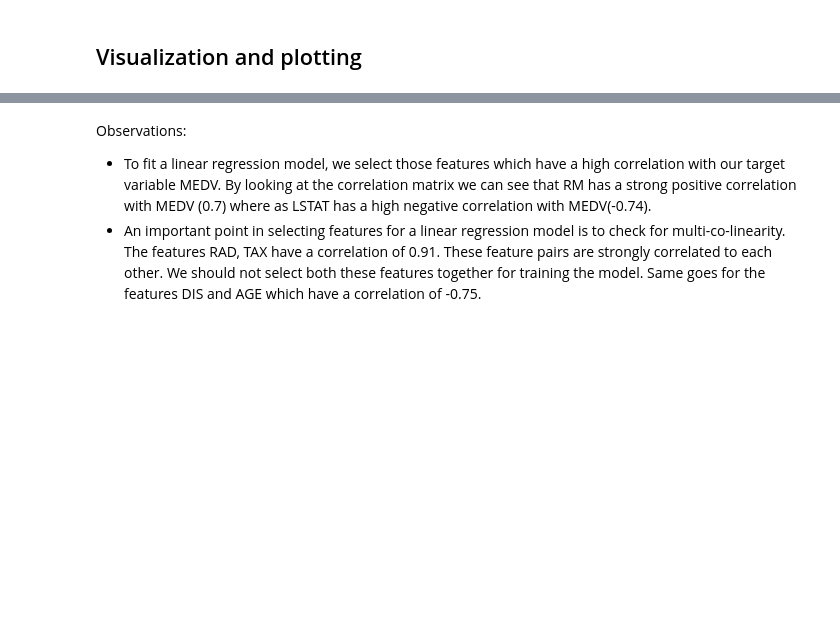
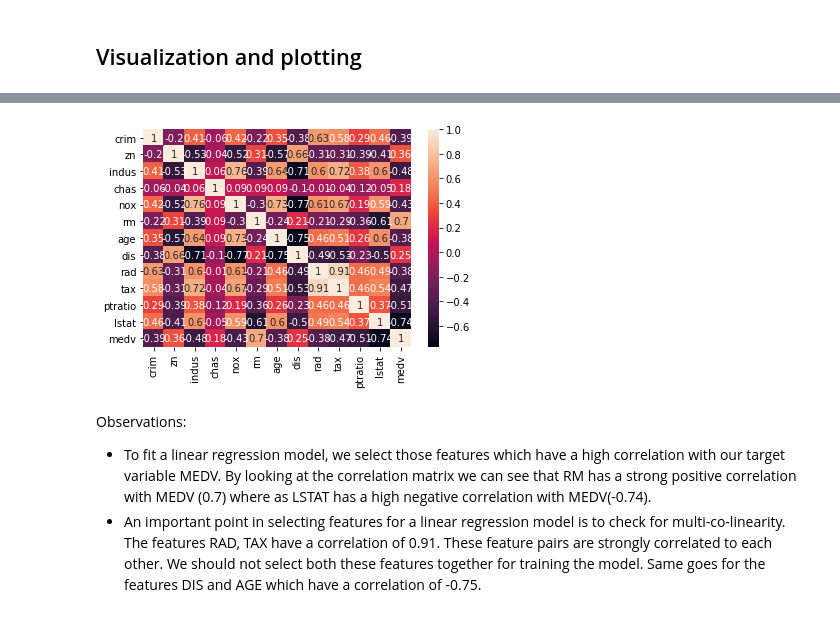
Before and after one commit to CDAC-lab/BUS5PR1-Analytics-Notebooks, a Jupyter notebook: 1_Getting_Started_with_Python_(Basics).ipynb, the cells around one changed output, grey strips where cells are left out. Drawn from its saved outputs; the diff is of its cells as text; code cells hidden in the pictures; blank space fills up the shorter version.

```diff
--- a/1_Getting_Started_with_Python_(Basics).ipynb
+++ b/1_Getting_Started_with_Python_(Basics).ipynb
@@ -445,10 +732,12 @@ boston.boxplot()
 # %%
 # create a correlation matrix that measures the linear relationships between the variables.
 # The correlation matrix can be formed by using the corr function from the pandas dataframe library.
 # We will use the heatmap function from the seaborn library to plot the correlation matrix.
-correlation_matrix = boston.corr().round(2)
+correlation_matrix = df_boston.corr().round(2)
 sns.heatmap(data=correlation_matrix, annot=True)
 plt.show()
+# %% [output]
+[figure, added]
 # %% [markdown]
 Observations:
 *  To fit a linear regression model, we select those features which have a high correlation with our target variable MEDV. By looking at the correlation matrix we can see that RM has a strong positive correlation with MEDV (0.7) where as LSTAT has a high negative correlation with MEDV(-0.74).
```
Also changed, not shown: parts of 65 cells of this notebook, 2 other files.
